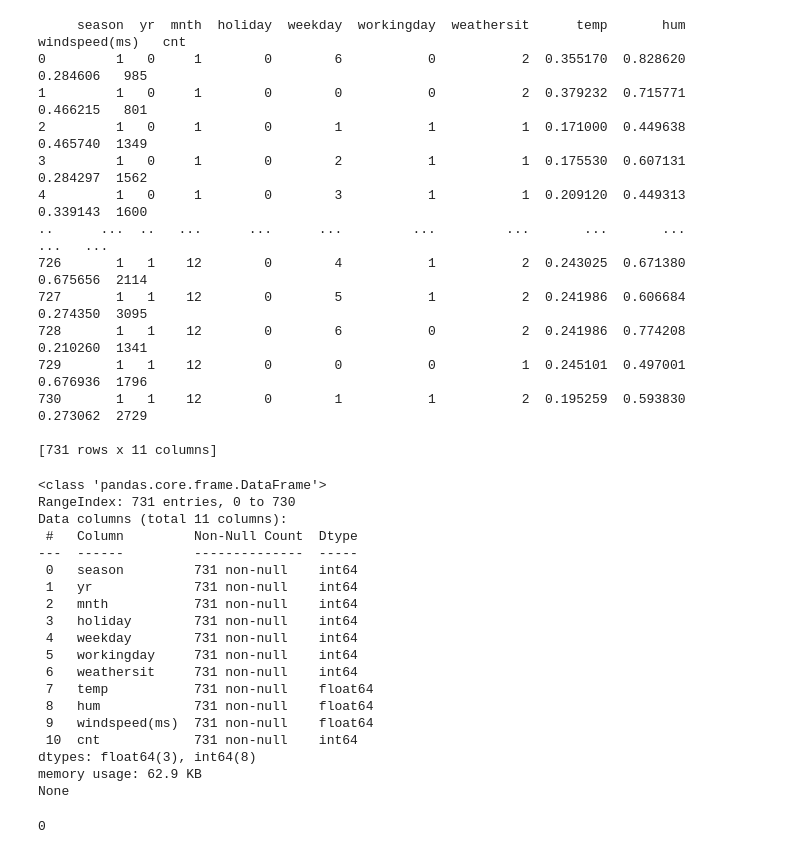
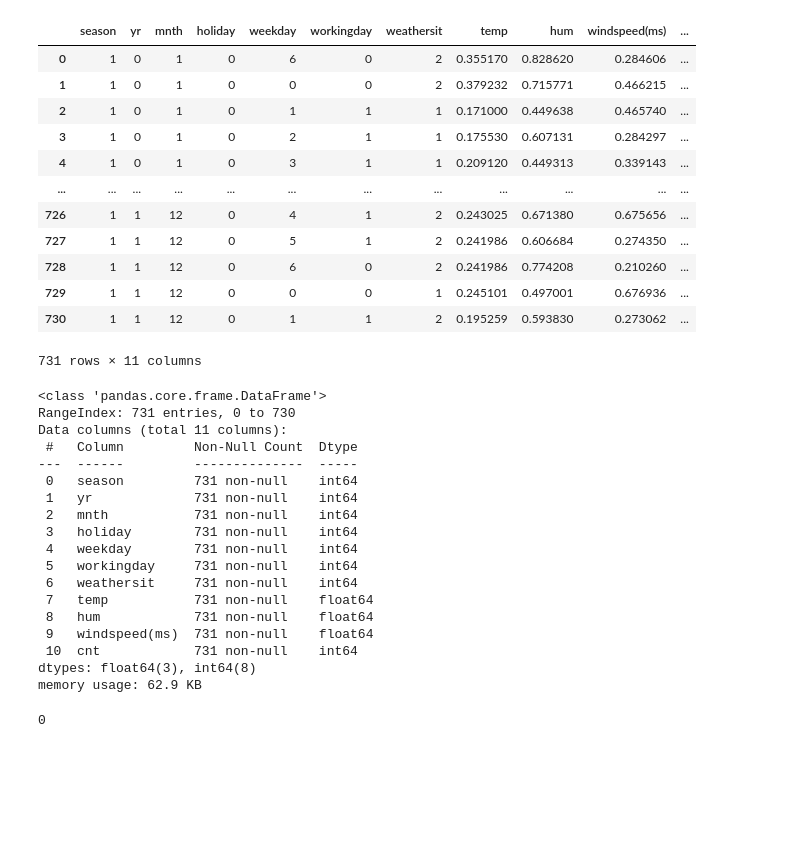
Before and after one commit to cobalte90/LinReg, a Jupyter notebook: linear_regression_show.ipynb, the cells around one changed output. Saved outputs shown, nothing was run; the diff lists cells and outputs as text; code cells hidden in the pictures; blank space fills up the shorter version.

```diff
--- a/linear_regression_show.ipynb
+++ b/linear_regression_show.ipynb
@@ -15,25 +15,24 @@ from sklearn.metrics import *
 # %%
 # Upload DataFrame
 df = pd.read_excel('src/data/bike.xlsx')
-print(df)
+df
 # %% [output]
+|  | season | yr | mnth | holiday | weekday | workingday | weathersit | temp | hum | windspeed(ms) | ... |
+| 0 | 1 | 0 | 1 | 0 | 6 | 0 | 2 | 0.355170 | 0.828620 | 0.284606 | ... |
+| 1 | 1 | 0 | 1 | 0 | 0 | 0 | 2 | 0.379232 | 0.715771 | 0.466215 | ... |
+| 2 | 1 | 0 | 1 | 0 | 1 | 1 | 1 | 0.171000 | 0.449638 | 0.465740 | ... |
+| 3 | 1 | 0 | 1 | 0 | 2 | 1 | 1 | 0.175530 | 0.607131 | 0.284297 | ... |
+| 4 | 1 | 0 | 1 | 0 | 3 | 1 | 1 | 0.209120 | 0.449313 | 0.339143 | ... |
+| ... | ... | ... | ... | ... | ... | ... | ... | ... | ... | ... | ... |
+| 726 | 1 | 1 | 12 | 0 | 4 | 1 | 2 | 0.243025 | 0.671380 | 0.675656 | ... |
+| 727 | 1 | 1 | 12 | 0 | 5 | 1 | 2 | 0.241986 | 0.606684 | 0.274350 | ... |
+| 728 | 1 | 1 | 12 | 0 | 6 | 0 | 2 | 0.241986 | 0.774208 | 0.210260 | ... |
+| 729 | 1 | 1 | 12 | 0 | 0 | 0 | 1 | 0.245101 | 0.497001 | 0.676936 | ... |
+| 730 | 1 | 1 | 12 | 0 | 1 | 1 | 2 | 0.195259 | 0.593830 | 0.273062 | ... |
-     season  yr  mnth  holiday  weekday  workingday  weathersit      temp       hum  windspeed(ms)   cnt
-0         1   0     1        0        6           0           2  0.355170  0.828620       0.284606   985
-1         1   0     1        0        0           0           2  0.379232  0.715771       0.466215   801
-2         1   0     1        0        1           1           1  0.171000  0.449638       0.465740  1349
-3         1   0     1        0        2           1           1  0.175530  0.607131       0.284297  1562
-4         1   0     1        0        3           1           1  0.209120  0.449313       0.339143  1600
-..      ...  ..   ...      ...      ...         ...         ...       ...       ...            ...   ...
-726       1   1    12        0        4           1           2  0.243025  0.671380       0.675656  2114
-727       1   1    12        0        5           1           2  0.241986  0.606684       0.274350  3095
-728       1   1    12        0        6           0           2  0.241986  0.774208       0.210260  1341
-729       1   1    12        0        0           0           1  0.245101  0.497001       0.676936  1796
-730       1   1    12        0        1           1           2  0.195259  0.593830       0.273062  2729
-
-[731 rows x 11 columns]
+731 rows × 11 columns
 # %%
 # Looking for missed and empty values
-print(df.info())
+df.info()
 # %% [output]
 <class 'pandas.core.frame.DataFrame'>
 RangeIndex: 731 entries, 0 to 730
@@ -53,7 +52,6 @@ Data columns (total 11 columns):
  10  cnt            731 non-null    int64
 dtypes: float64(3), int64(8)
 memory usage: 62.9 KB
-None
 # %%
 # Sum of duplicated rows
 print(np.sum(df.duplicated()))
```
Also changed, not shown: parts of 1 cell of this notebook.
